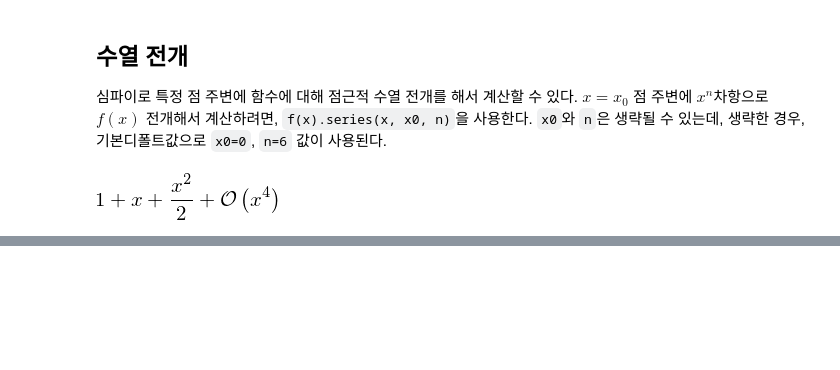
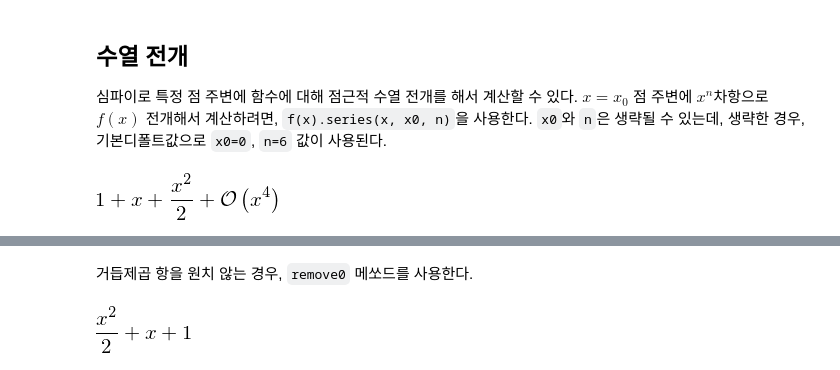
Before and after one commit to statkclee/symbolic-math, a Jupyter notebook: 15-calculus.ipynb, the cells around one changed output, grey strips where cells are left out. Drawn from its saved outputs; the diff is of its cells as text; code cells hidden in the pictures; blank space fills up the shorter version.

```diff
--- a/15-calculus.ipynb
+++ b/15-calculus.ipynb
@@ -233,0 +247,6 @@ expr.series(x, 0, 4)
+# %% [markdown]
+거듭제곱 항을 원치 않는 경우, `remove0` 메쏘드를 사용한다.
+# %%
+expr.series(x, 0, 4).removeO()
+# %% [output]
+[figure, added]
```
Also changed, not shown: parts of 13 cells of this notebook, 10 other files.
